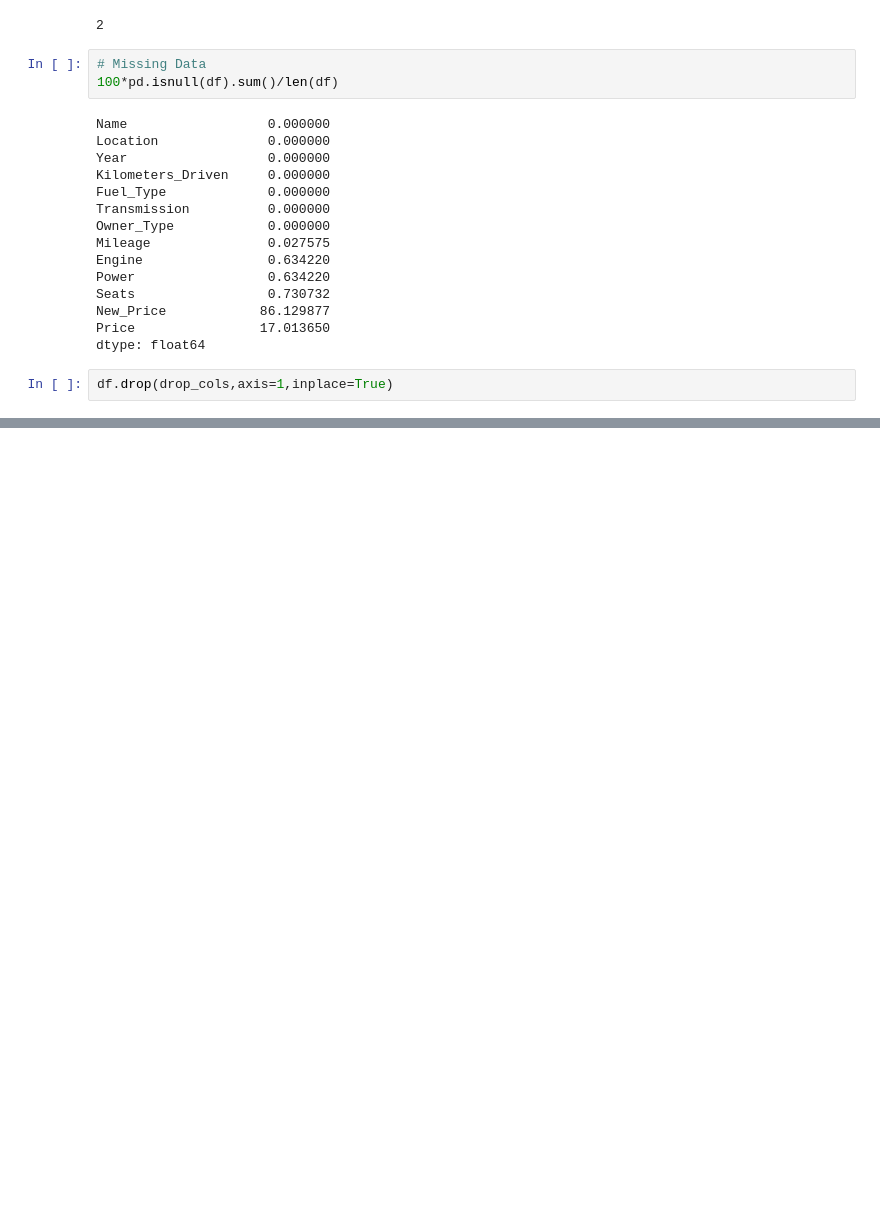
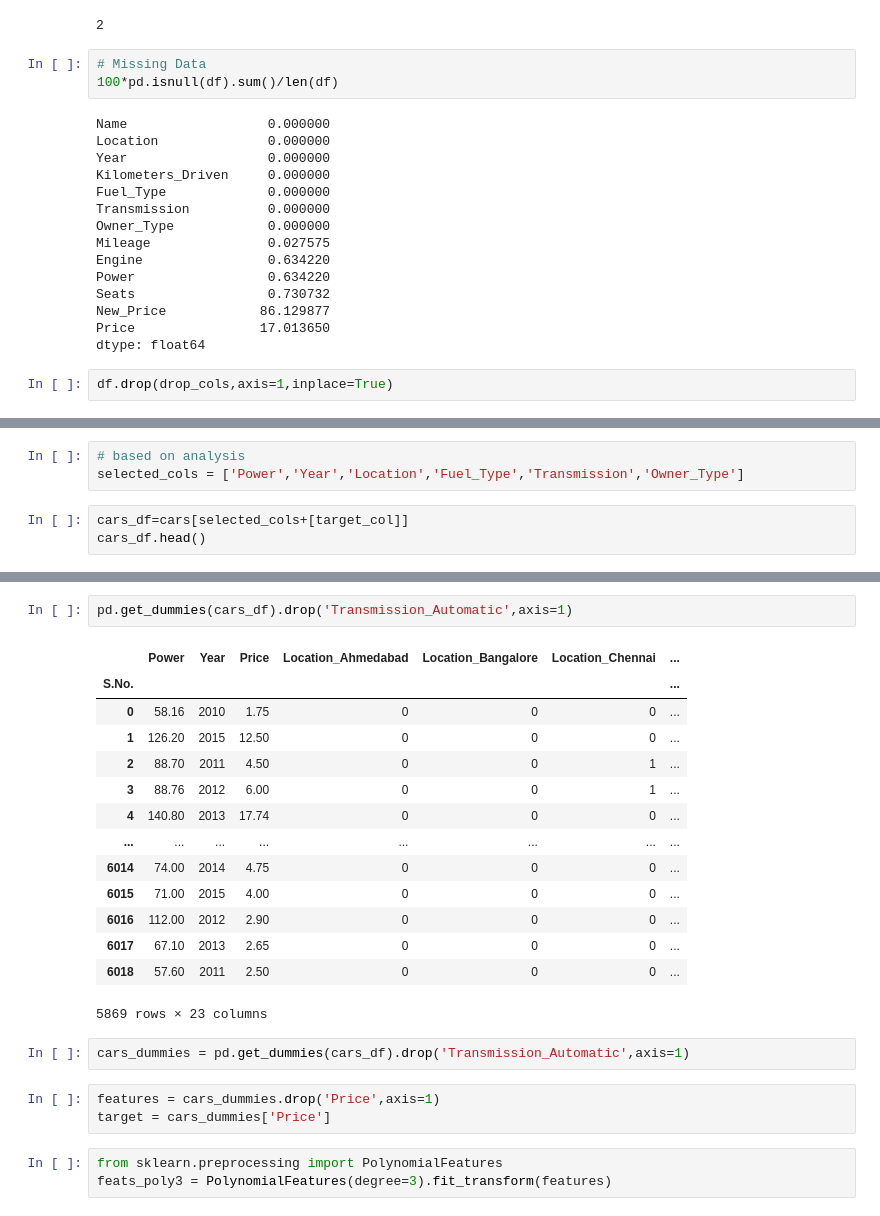
Before and after one commit to hardik812004/training_sep22, a Jupyter notebook: day25_used_car_price.ipynb, the cells around one changed output, grey strips where cells are left out. Cells and saved outputs as stored; diff of their text form; blank space fills up the shorter version.

```diff
--- a/day25_used_car_price.ipynb
+++ b/day25_used_car_price.ipynb
@@ -232,0 +511,6 @@ dtype: float64
+# %%
+# based on analysis
+selected_cols = ['Power','Year','Location','Fuel_Type','Transmission','Owner_Type']
+# %%
+cars_df=cars[selected_cols+[target_col]]
+cars_df.head()
@@ -232,0 +525,25 @@ dtype: float64
+# %%
+pd.get_dummies(cars_df).drop('Transmission_Automatic',axis=1)
+# %% [output]
+|  | Power | Year | Price | Location_Ahmedabad | Location_Bangalore | Location_Chennai | ... |
+| S.No. |  |  |  |  |  |  | ... |
+| 0 | 58.16 | 2010 | 1.75 | 0 | 0 | 0 | ... |
+| 1 | 126.20 | 2015 | 12.50 | 0 | 0 | 0 | ... |
+| 2 | 88.70 | 2011 | 4.50 | 0 | 0 | 1 | ... |
+| 3 | 88.76 | 2012 | 6.00 | 0 | 0 | 1 | ... |
+| 4 | 140.80 | 2013 | 17.74 | 0 | 0 | 0 | ... |
+| ... | ... | ... | ... | ... | ... | ... | ... |
+| 6014 | 74.00 | 2014 | 4.75 | 0 | 0 | 0 | ... |
+| 6015 | 71.00 | 2015 | 4.00 | 0 | 0 | 0 | ... |
+| 6016 | 112.00 | 2012 | 2.90 | 0 | 0 | 0 | ... |
+| 6017 | 67.10 | 2013 | 2.65 | 0 | 0 | 0 | ... |
+| 6018 | 57.60 | 2011 | 2.50 | 0 | 0 | 0 | ... |
+5869 rows × 23 columns
+# %%
+cars_dummies = pd.get_dummies(cars_df).drop('Transmission_Automatic',axis=1)
+# %%
+features = cars_dummies.drop('Price',axis=1)
+target = cars_dummies['Price']
+# %%
+from sklearn.preprocessing import PolynomialFeatures
+feats_poly3 = PolynomialFeatures(degree=3).fit_transform(features)
```
Also changed, not shown: parts of 28 cells of this notebook.
